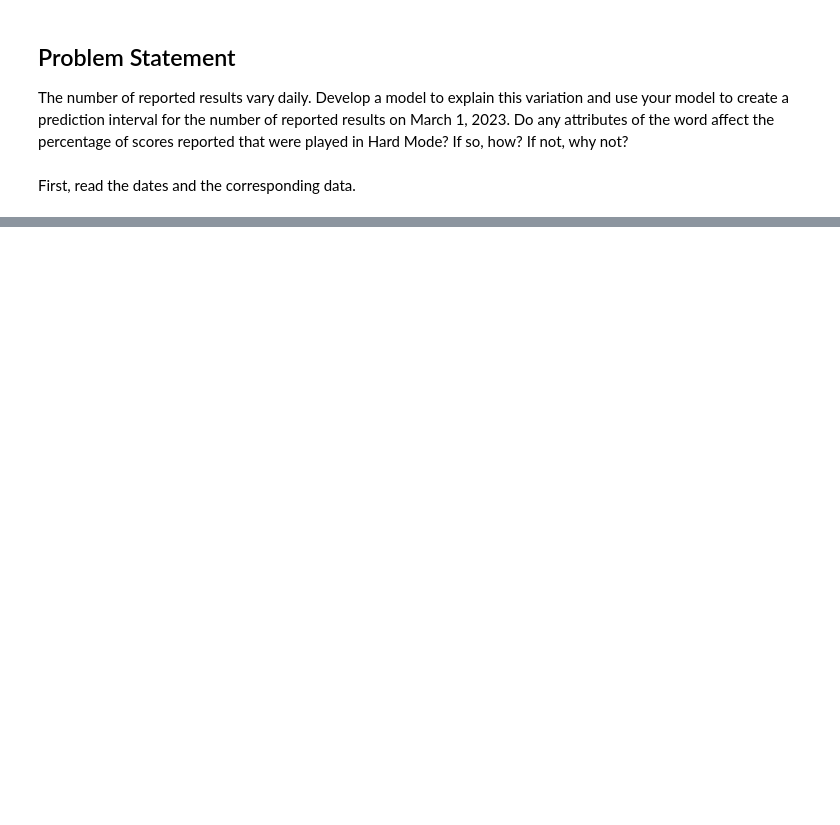
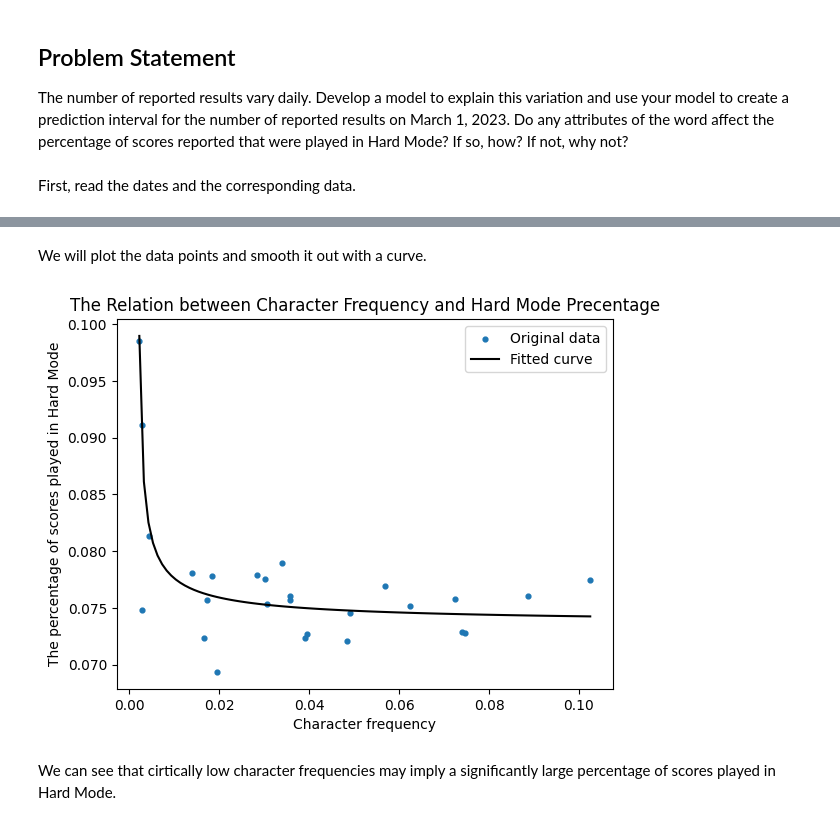
Before and after one commit to Charlie-XIAO/MCM23-Wordle-ML, a Jupyter notebook: src/Q1-4.ipynb, the cells around one changed output, grey strips where cells are left out. Drawn from its saved outputs; the diff is of its cells as text; code cells hidden in the pictures; blank space fills up the shorter version.

```diff
--- a/src/Q1-4.ipynb
+++ b/src/Q1-4.ipynb
@@ -163,0 +37,23 @@ res
+# %%
+df_melted = df.melt(value_vars=["ch1", "ch2", "ch3", "ch4", "ch5"], var_name="ch_pos", value_name="char",id_vars=["h/t"])
+df_freq = (df_melted[["char"]].value_counts() / len(df_melted)).reset_index()
+df_freq.columns = ["char", "frequency"]
+df_freq = pd.merge(char_av, df_freq, on=["char"]).sort_values(by="frequency")
+df_modfreq = df_freq.drop_duplicates(subset=["frequency"])
+# %% [markdown]
+We will plot the data points and smooth it out with a curve.
+# %%
+curve = lambda x, a, b, c: a * (x + b) ** (-2/3) + c
+params, _ = curve_fit(curve, df_modfreq["frequency"], df_modfreq["h/t"])
+xrange = np.linspace(df_freq["frequency"].min(), df_freq["frequency"].max(), 100)
+plt.scatter(df_freq["frequency"], df_freq["h/t"], s=12, label="Original data")
+plt.plot(xrange, curve(xrange, *params), label="Fitted curve", color="black")
+plt.xlabel("Character frequency")
+plt.ylabel("The percentage of scores played in Hard Mode")
+plt.title("The Relation between Character Frequency and Hard Mode Precentage")
+plt.legend()
+plt.show()
+# %% [output]
+[figure, added]
+# %% [markdown]
+We can see that cirtically low character frequencies may imply a significantly large percentage of scores played in Hard Mode.
```
Also changed, not shown: parts of 24 cells of this notebook, 4 other files.
